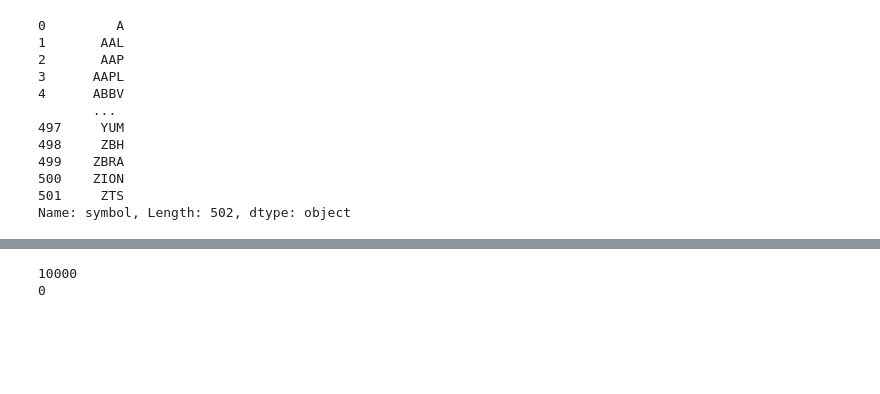
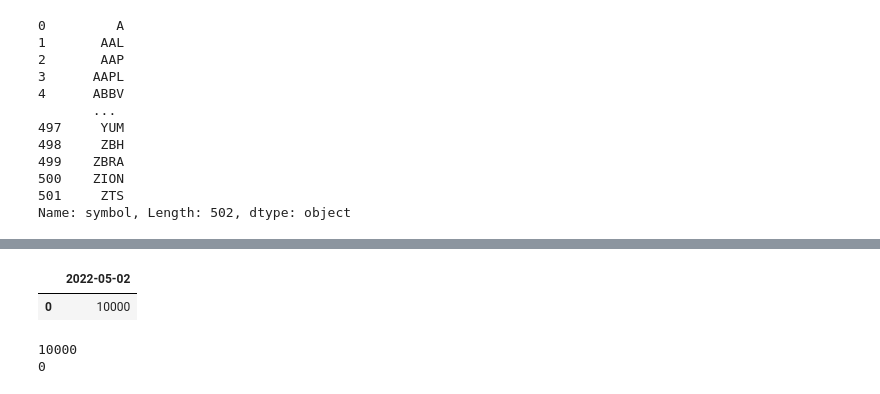
Before and after one commit to AndreasPalmgren/twitter-sentiment, a Jupyter notebook: twitter_sentiment.ipynb, the cells around one changed output, grey strips where cells are left out. Drawn from its saved outputs; the diff is of its cells as text; code cells hidden in the pictures; blank space fills up the shorter version.

```diff
--- a/twitter_sentiment.ipynb
+++ b/twitter_sentiment.ipynb
@@ -403,3 +490,9 @@ len(df_weights.columns)-2
+# %%
+valuation = pd.DataFrame({'2022-05-02': [10000]})
+valuation
+# %% [output]
+|  | 2022-05-02 |
+| 0 | 10000 |
 # %%
 value = 10000
 
```
Also changed, not shown: parts of 13 cells of this notebook, 6 other files.
